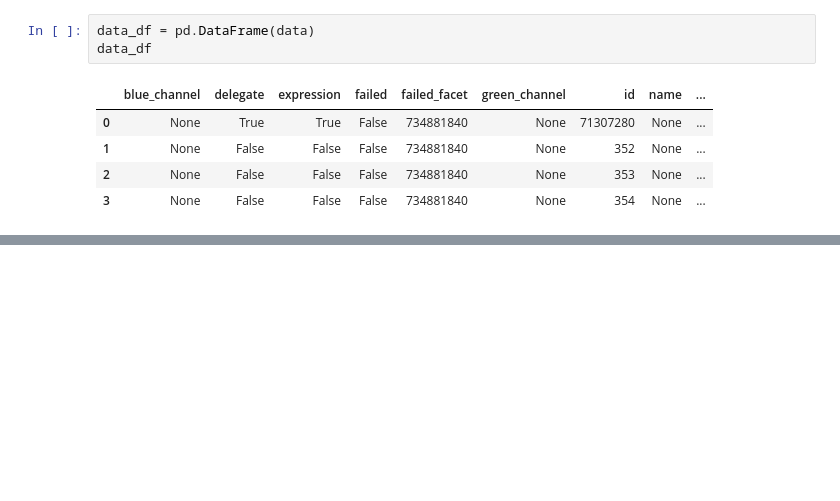
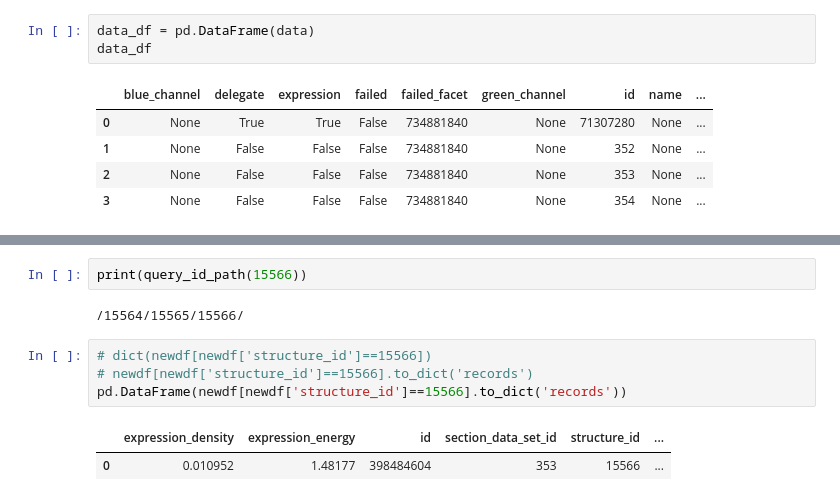
Before and after one commit to ikharitonov/allen-data-mining, a Jupyter notebook: gene_expression/receptor_density.ipynb, the cells around one changed output, grey strips where cells are left out. Cells and saved outputs as stored; diff of their text form; blank space fills up the shorter version.

```diff
--- a/gene_expression/receptor_density.ipynb
+++ b/gene_expression/receptor_density.ipynb
@@ -117,0 +125,11 @@ Primary somatosensory area, nose, layer 6b -- SSp-n6b -- expression_energy = 13.
+# %%
+print(query_id_path(15566))
+# %% [output]
+/15564/15565/15566/
+# %%
+# dict(newdf[newdf['structure_id']==15566])
+# newdf[newdf['structure_id']==15566].to_dict('records')
+pd.DataFrame(newdf[newdf['structure_id']==15566].to_dict('records'))
+# %% [output]
+|  | expression_density | expression_energy | id | section_data_set_id | structure_id | ... |
+| 0 | 0.010952 | 1.48177 | 398484604 | 353 | 15566 | ... |
```
Also changed, not shown: parts of 18 cells of this notebook, 1 other file.
